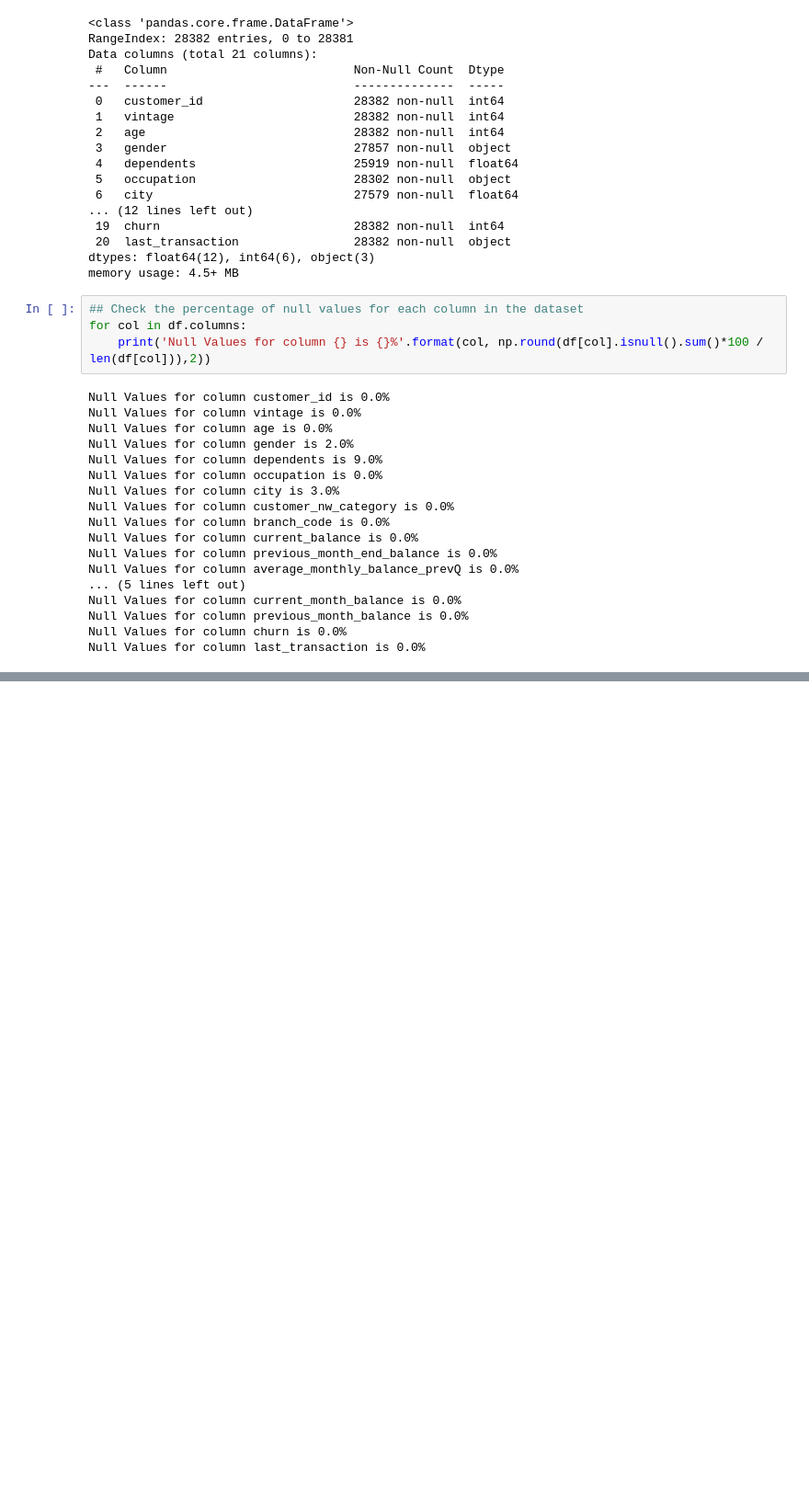
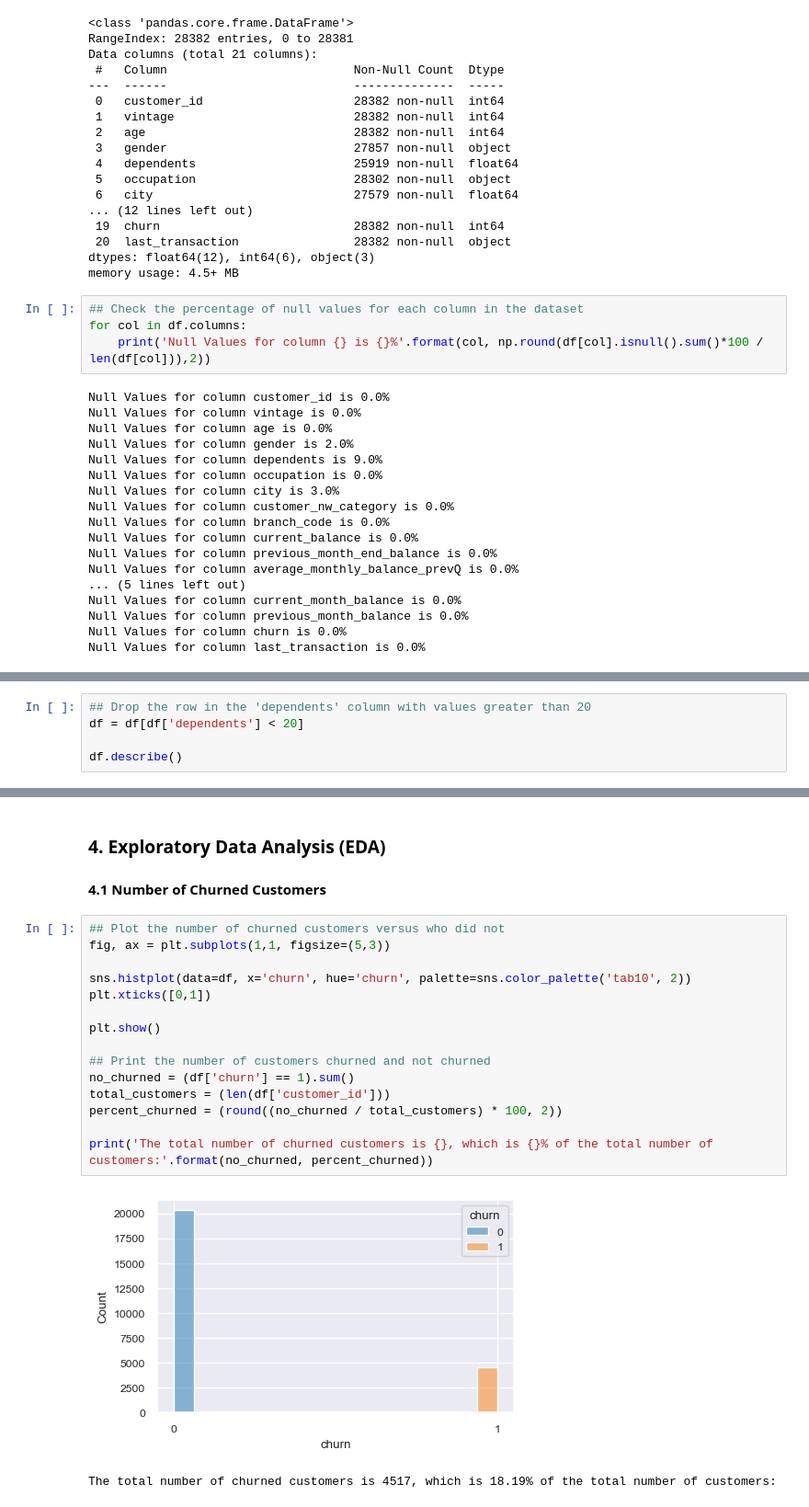
Before and after one commit to ryanlacsamana/Bank_Customer_Churn_Prediction, a Jupyter notebook: bank_customer_churn_prediction.ipynb, the cells around one changed output, grey strips where cells are left out. Shown at 92% size. Drawn from its saved outputs; the diff is of its cells as text; blank space fills up the shorter version.

```diff
--- a/bank_customer_churn_prediction.ipynb
+++ b/bank_customer_churn_prediction.ipynb
@@ -133,0 +221,5 @@ Null Values for column last_transaction is 0.0%
+# %%
+## Drop the row in the 'dependents' column with values greater than 20
+df = df[df['dependents'] < 20]
+
+df.describe()
@@ -133,0 +236,22 @@ Null Values for column last_transaction is 0.0%
+# %% [markdown]
+### **4. Exploratory Data Analysis (EDA)**
+
+#### **4.1 Number of Churned Customers**
+# %%
+## Plot the number of churned customers versus who did not
+fig, ax = plt.subplots(1,1, figsize=(5,3))
+
+sns.histplot(data=df, x='churn', hue='churn', palette=sns.color_palette('tab10', 2))
+plt.xticks([0,1])
+
+plt.show()
+
+## Print the number of customers churned and not churned
+no_churned = (df['churn'] == 1).sum()
+total_customers = (len(df['customer_id']))
+percent_churned = (round((no_churned / total_customers) * 100, 2))
+
+print('The total number of churned customers is {}, which is {}% of the total number of customers:'.format(no_churned, percent_churned))
+# %% [output]
+[figure, added]
+The total number of churned customers is 4517, which is 18.19% of the total number of customers:
```
Also changed, not shown: parts of 27 cells of this notebook.
